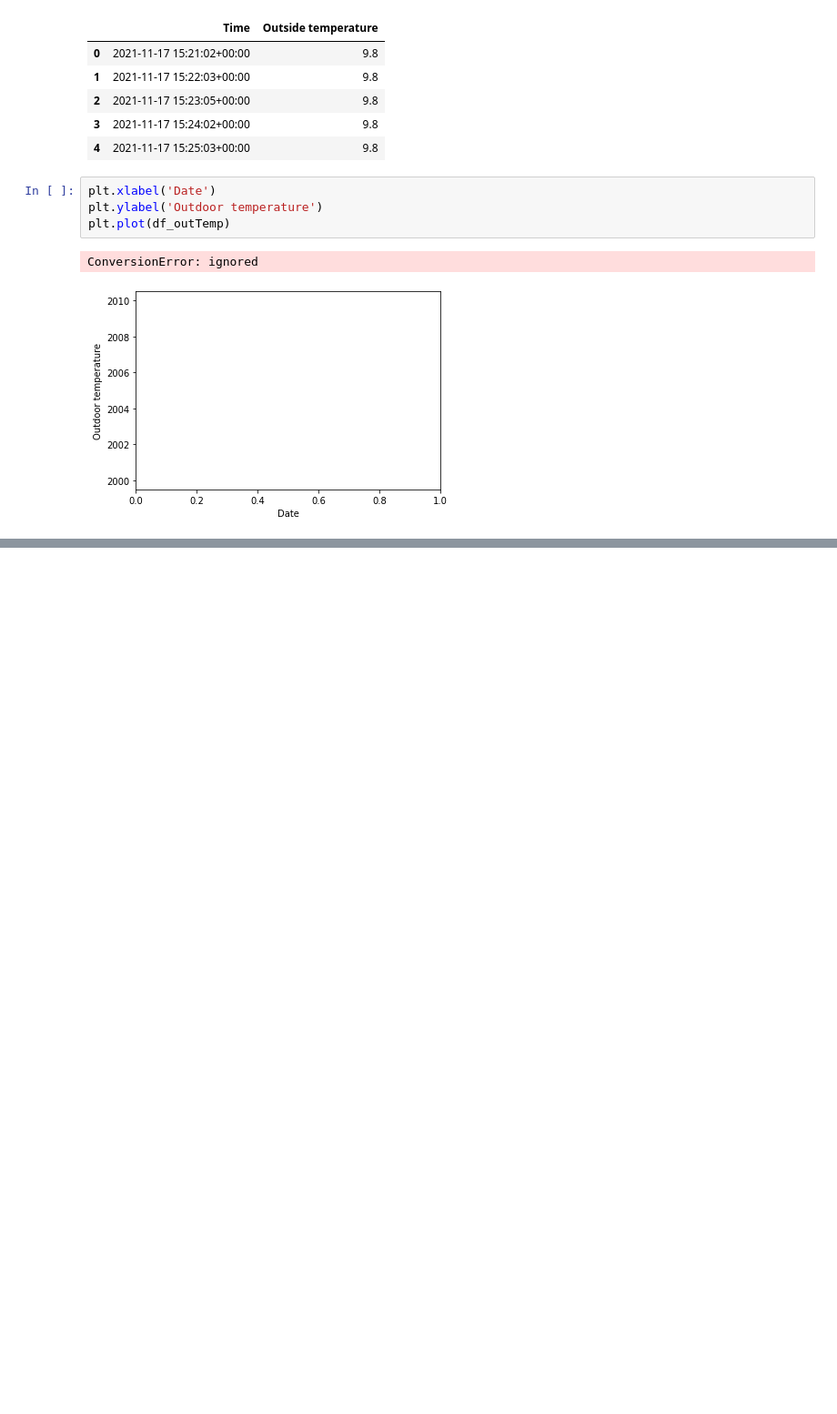
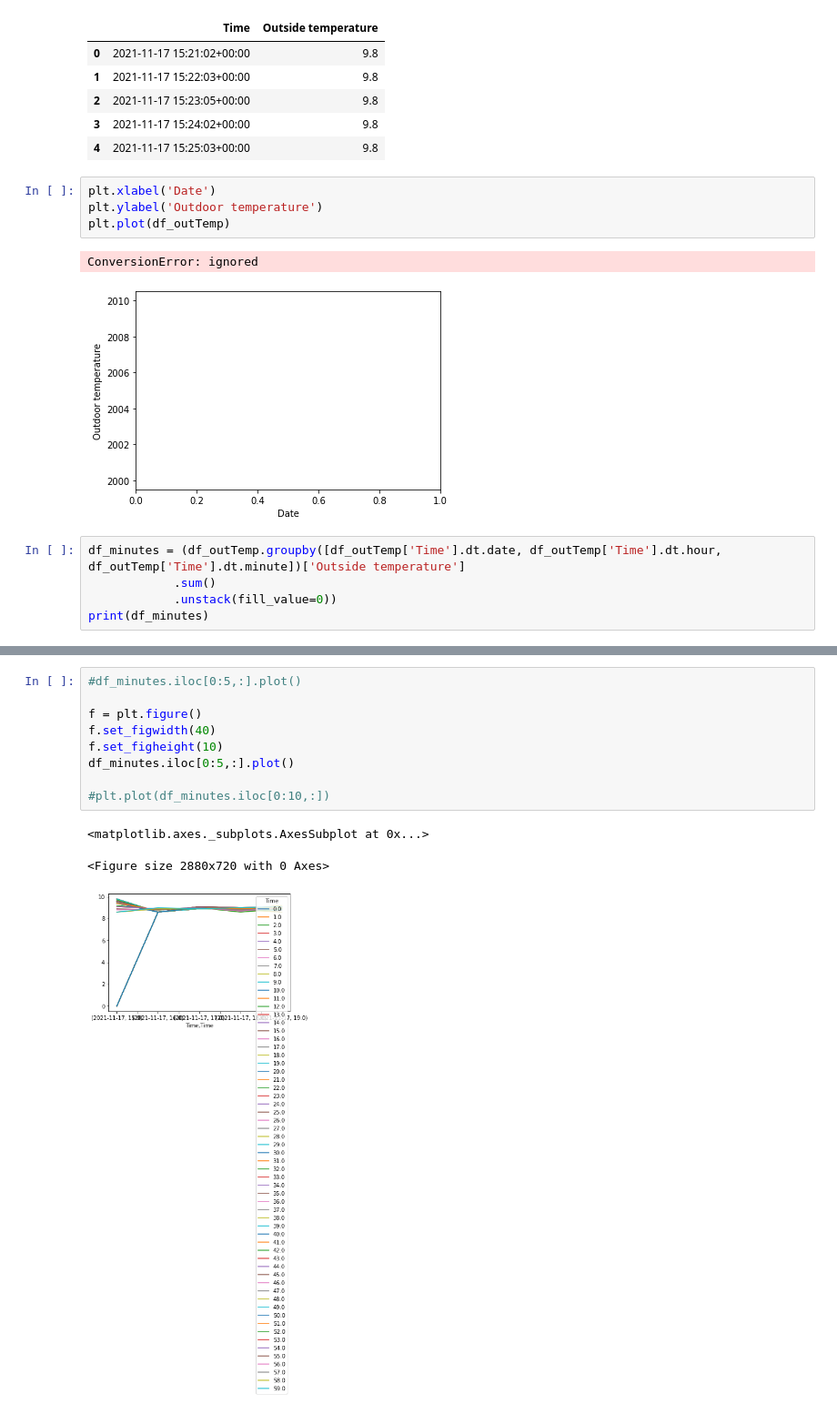
Before and after one commit to AshwinUniyal/ML_Project, a Jupyter notebook: ML_Coursework.ipynb, the cells around one changed output, grey strips where cells are left out. Shown at 91% size. Cells and saved outputs as stored; diff of their text form; blank space fills up the shorter version.

```diff
--- a/ML_Coursework.ipynb
+++ b/ML_Coursework.ipynb
@@ -1588,3 +1588,8 @@ plt.plot(df_outTemp)
 # %% [output]
 ConversionError: ignored
 [figure]
+# %%
+df_minutes = (df_outTemp.groupby([df_outTemp['Time'].dt.date, df_outTemp['Time'].dt.hour, df_outTemp['Time'].dt.minute])['Outside temperature']
+            .sum()
+            .unstack(fill_value=0))
+print(df_minutes)
@@ -1590,0 +1629,13 @@ ConversionError: ignored
+# %%
+#df_minutes.iloc[0:5,:].plot()
+
+f = plt.figure()
+f.set_figwidth(40)
+f.set_figheight(10)
+df_minutes.iloc[0:5,:].plot()
+
+#plt.plot(df_minutes.iloc[0:10,:])
+# %% [output]
+<matplotlib.axes._subplots.AxesSubplot at 0x...>
+<Figure size 2880x720 with 0 Axes>
+[figure, added]
```
Also changed, not shown: parts of 6 cells of this notebook.
